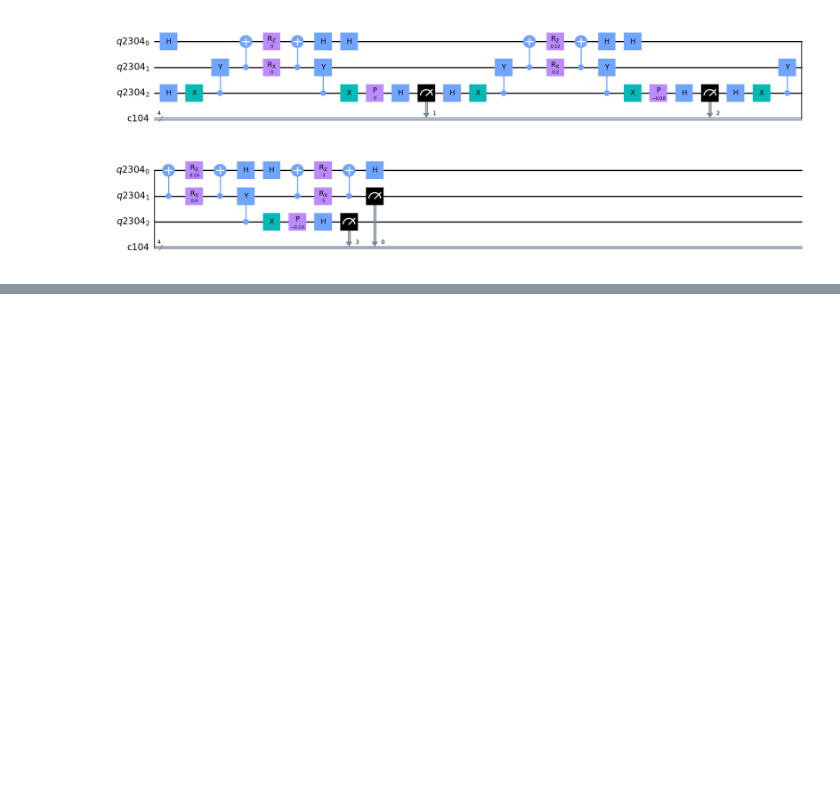
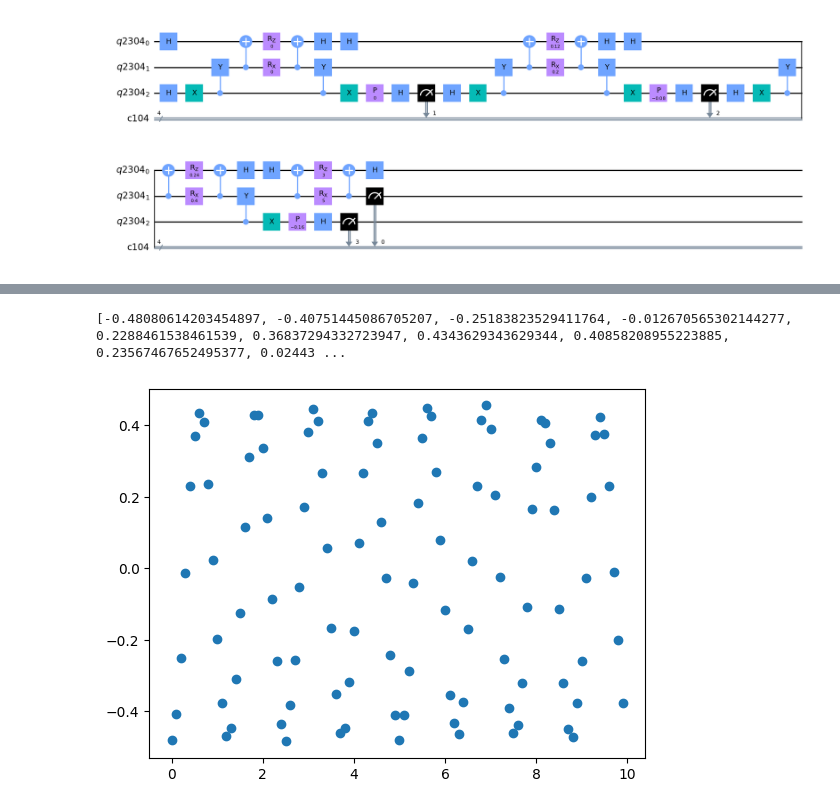
Before and after one commit to constantlyPlanck/2QubitRodeo, a Jupyter notebook: 2Qubit.ipynb, the cells around one changed output, grey strips where cells are left out. Saved outputs shown, nothing was run; the diff lists cells and outputs as text; code cells hidden in the pictures; blank space fills up the shorter version.

```diff
--- a/2Qubit.ipynb
+++ b/2Qubit.ipynb
@@ -426,0 +543,7 @@ circ.draw('mpl')
+# %%
+print(process_two_state(run41CycleResults, "00"))
+plt.scatter(run3Range, process_two_state(run41CycleResults, "00"))
+plt.show()
+# %% [output]
+[-0.48080614203454897, -0.40751445086705207, -0.25183823529411764, -0.012670565302144277, 0.2288461538461539, 0.36837294332723947, 0.4343629343629344, 0.40858208955223885, 0.23567467652495377, 0.02443 ...
+[figure, added]
```
Also changed, not shown: parts of 38 cells of this notebook.
